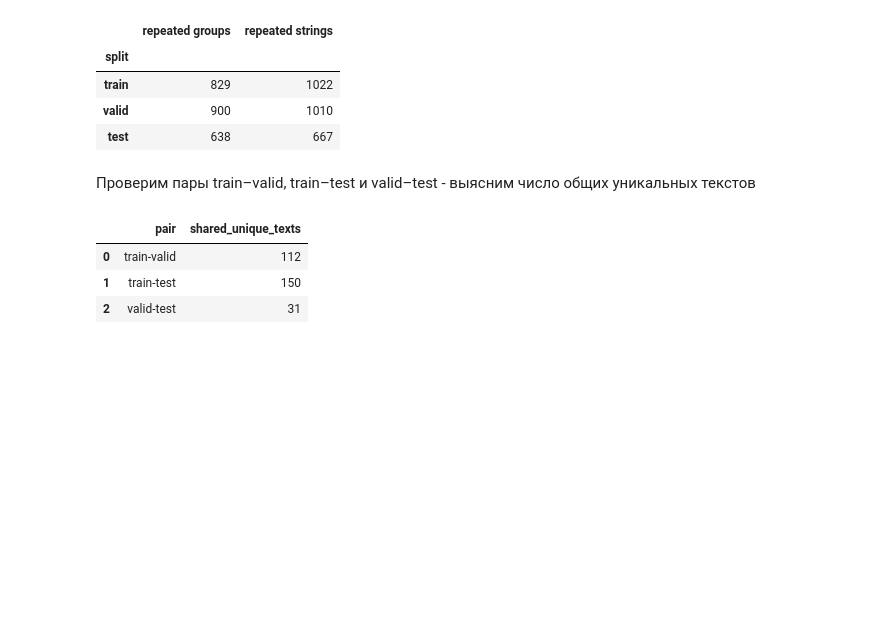
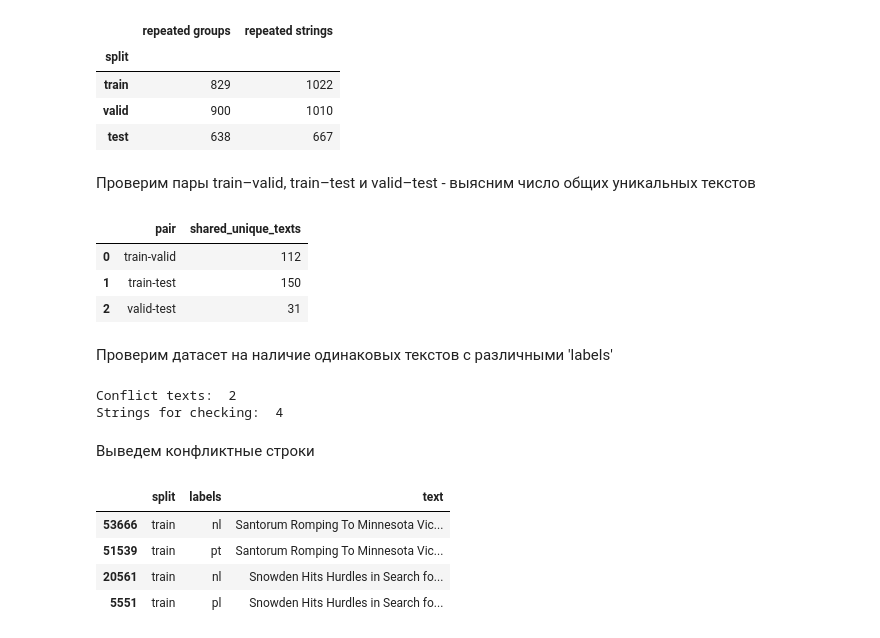
Before and after one commit to glitch-prog/lang-id, a Jupyter notebook: notebooks/01_eda.ipynb, the cells around one changed output. Saved outputs shown, nothing was run; the diff lists cells and outputs as text; code cells hidden in the pictures; blank space fills up the shorter version.

```diff
--- a/notebooks/01_eda.ipynb
+++ b/notebooks/01_eda.ipynb
@@ -268,3 +275,30 @@ overlap
 | 0 | train-valid | 112 |
 | 1 | train-test | 150 |
 | 2 | valid-test | 31 |
+# %% [markdown]
+Проверим датасет на наличие одинаковых текстов с различными 'labels'
+# %%
+label_counts = df.groupby("text")['labels'].transform('nunique')
+
+label_conflicts = (
+  df.loc[label_counts.gt(1), ['split', 'labels', 'text']]
+  .sort_values(['text', 'split', 'labels'])
+  .copy()
+)
+
+print("Conflict texts: ",label_conflicts['text'].nunique())
+print("Strings for checking: ",len(label_conflicts))
+# %% [output]
+Conflict texts:  2
+Strings for checking:  4
+# %% [markdown]
+Выведем конфликтные строки
+# %%
+with pd.option_context('display.max_colwidth', None):
+    display(label_conflicts)
+# %% [output]
+|  | split | labels | text |
+| 53666 | train | nl | Santorum Romping To Minnesota Vic... |
+| 51539 | train | pt | Santorum Romping To Minnesota Vic... |
+| 20561 | train | nl | Snowden Hits Hurdles in Search fo... |
+| 5551 | train | pl | Snowden Hits Hurdles in Search fo... |
```
Also changed, not shown: parts of 10 cells of this notebook, 1 other file.
